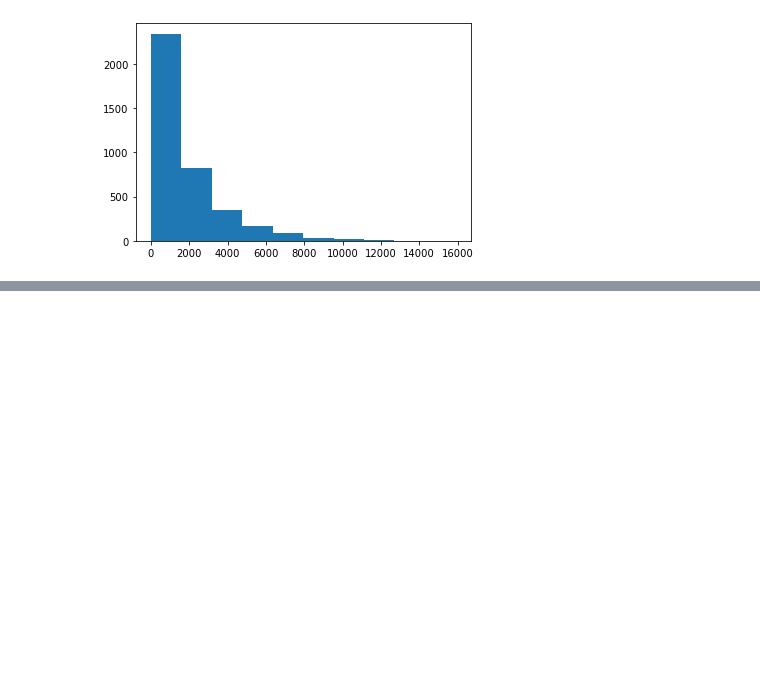
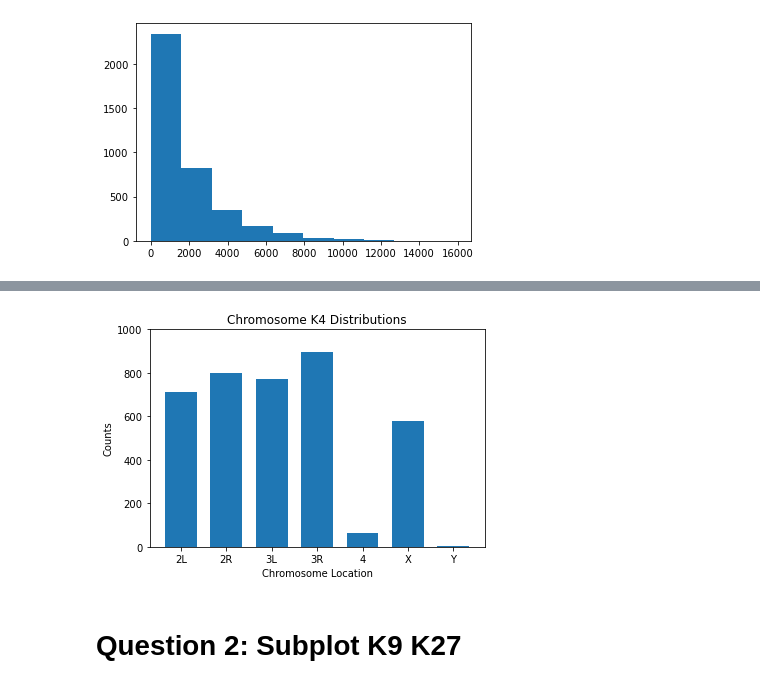
Before and after one commit to GiannaTricola/qbb2020-answers, a Jupyter notebook: day1-morning/02_bed_features.ipynb, the cells around one changed output, grey strips where cells are left out. Drawn from its saved outputs; the diff is of its cells as text; code cells hidden in the pictures; blank space fills up the shorter version.

```diff
--- a/day1-morning/02_bed_features.ipynb
+++ b/day1-morning/02_bed_features.ipynb
@@ -53,0 +154,4 @@ plt.show()
+# %%
+coi = ['2L', '2R', '3L', '3R', '4', 'X', 'Y']
+coi_sort=chr_k4.loc[coi]
+coi_sort
@@ -53,0 +167,12 @@ plt.show()
+# %%
+fig, ax = plt.subplots()
+ax.bar(coi_sort.index, coi_sort, width = 0.7)
+ax.set_title("Chromosome K4 Distributions")
+ax.set_ylabel("Counts")
+ax.set_xlabel("Chromosome Location")
+ax.set_ylim(0,1000)
+plt.show()
+# %% [output]
+[figure, added]
+# %% [markdown]
+# Question 2: Subplot K9 K27
```
Also changed, not shown: parts of 32 cells of this notebook.
